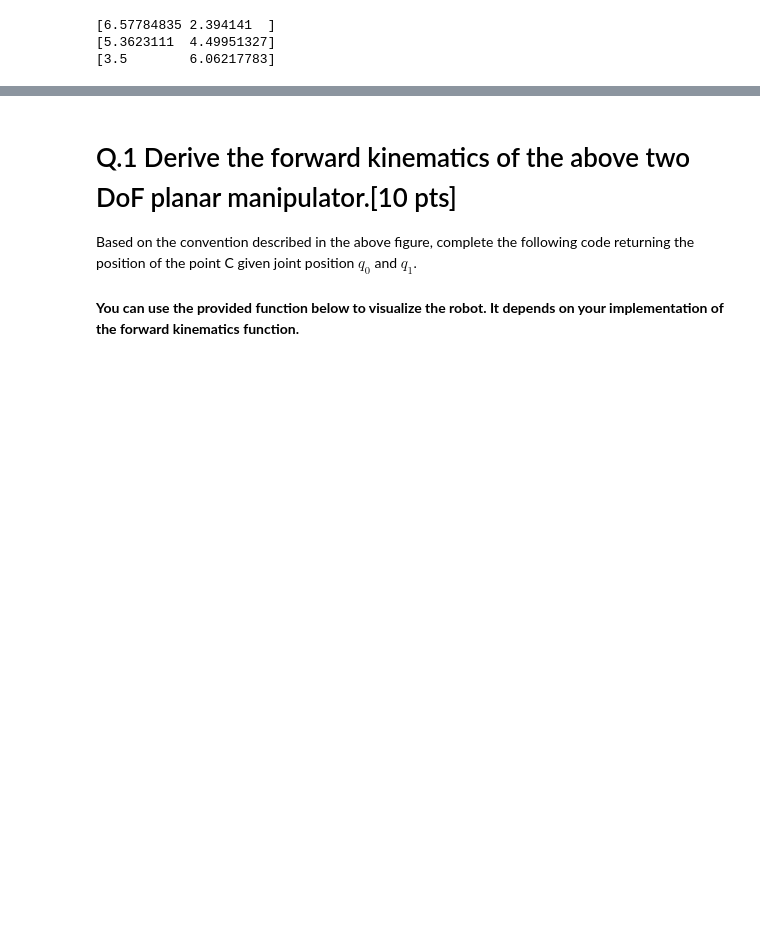
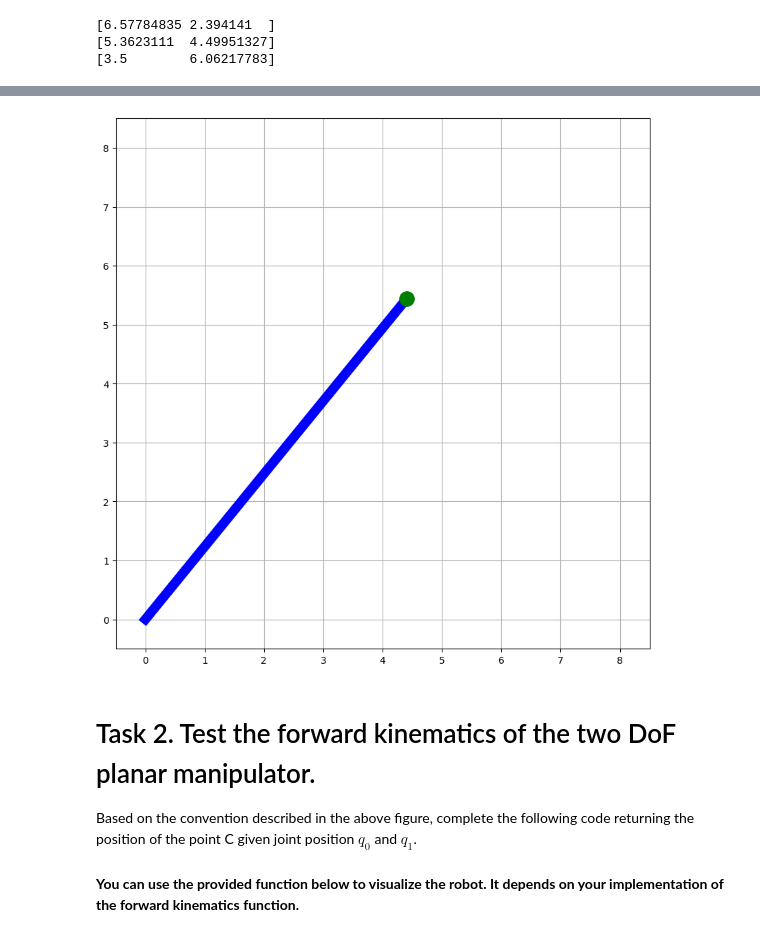
Before and after one commit to DARoSLab/MassRobotics, a Jupyter notebook: MassRoboticsLecture1.ipynb, the cells around one changed output, grey strips where cells are left out. Drawn from its saved outputs; the diff is of its cells as text; code cells hidden in the pictures; blank space fills up the shorter version.

```diff
--- a/MassRoboticsLecture1.ipynb
+++ b/MassRoboticsLecture1.ipynb
@@ -39,0 +64,7 @@ print(forward_kinematics_one_link_robot(np.deg2rad(60)))
+# %%
+N = 4000
+L1 = 7
+q1 = np.linspace(0, np.deg2rad(60), N)
+anim = plot_one_link_manipulator(q1, L1)
+HTML(anim.to_html5_video())
+# %% [output]
@@ -40,6 +72,7 @@ print(forward_kinematics_one_link_robot(np.deg2rad(60)))
+[figure, added]
 # %% [markdown]
 
-# Q.1 Derive the forward kinematics of the above two DoF planar manipulator.[10 pts]
+# Task 2. Test the forward kinematics of the two DoF planar manipulator.
 
 Based on the convention described in the above figure, complete the following code returning the position of the point C given joint position $q_0$ and $q_1$.
 # %%
```
Also changed, not shown: parts of 28 cells of this notebook.
